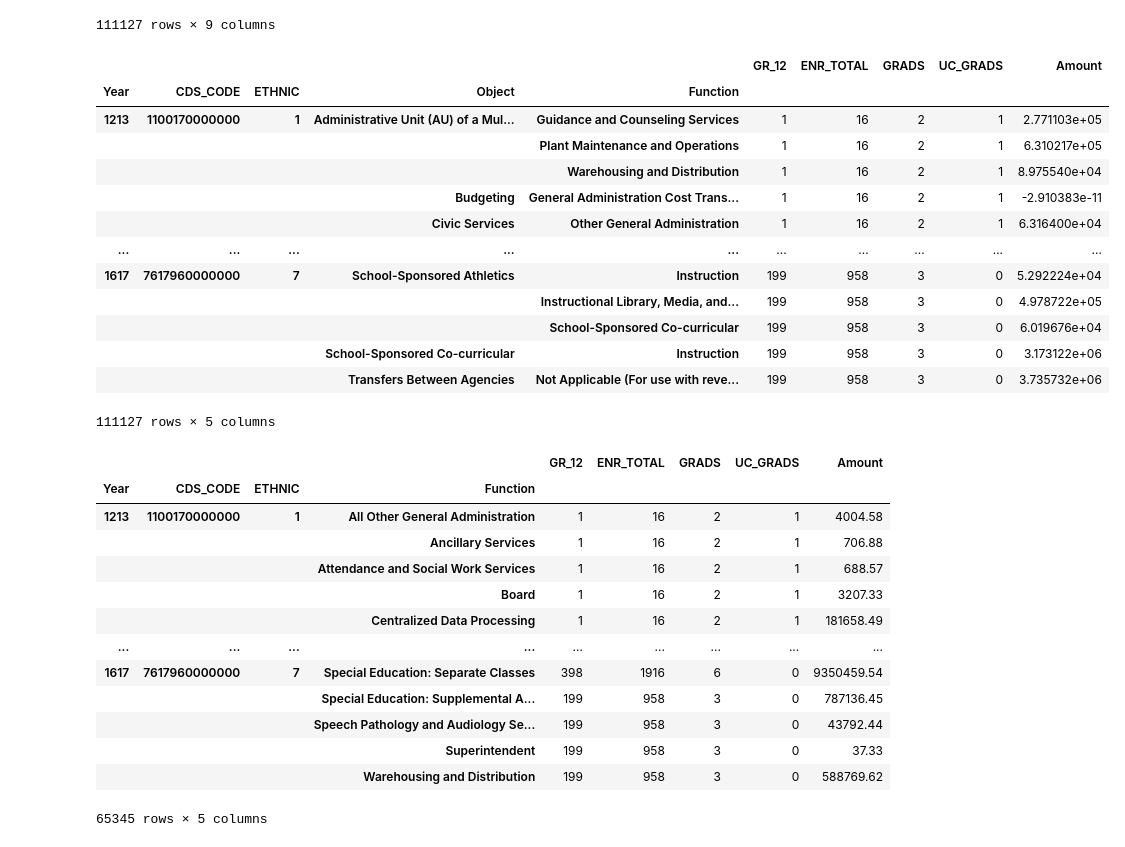
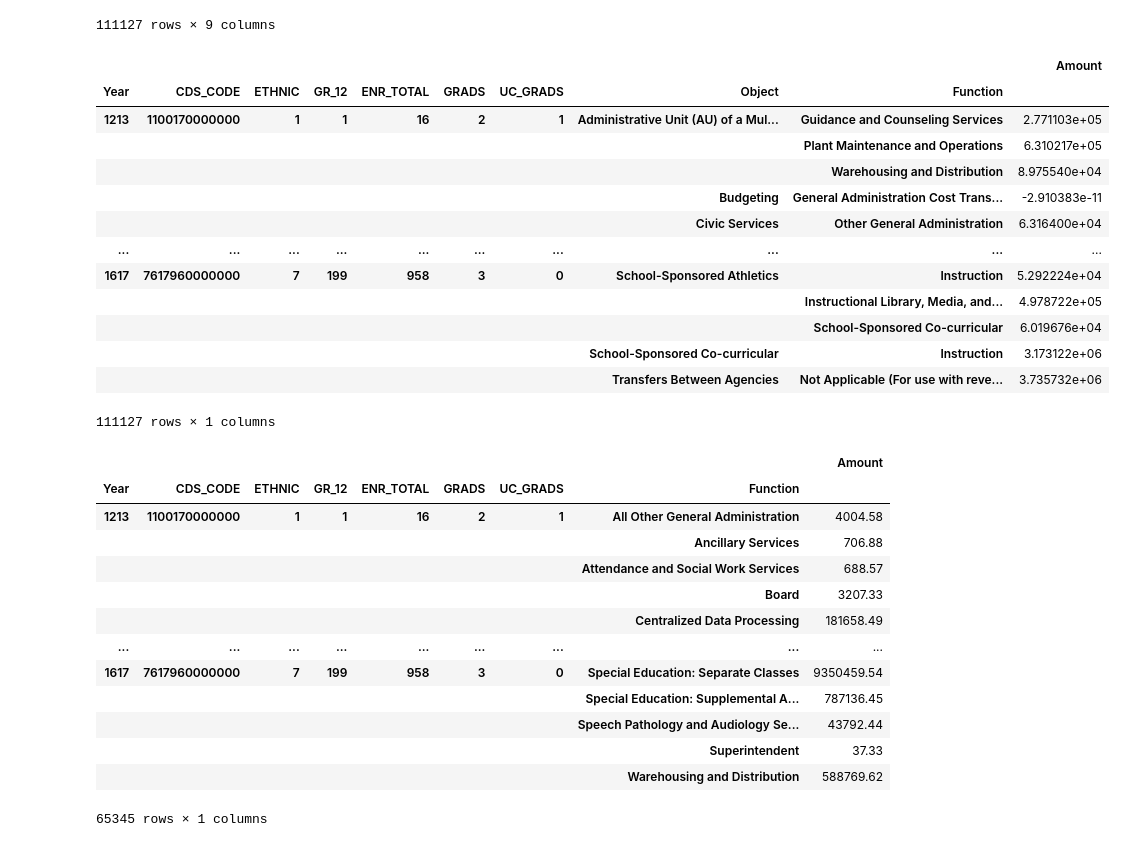
Before and after one commit to cjradomski/Final-Project, a Jupyter notebook: Resources/All_Data/All_Data_Notebooks/All_Data.ipynb, the cells around one changed output. Drawn from its saved outputs; the diff is of its cells as text; code cells hidden in the pictures.

Commit message:
Update All_data

```diff
--- a/Resources/All_Data/All_Data_Notebooks/All_Data.ipynb
+++ b/Resources/All_Data/All_Data_Notebooks/All_Data.ipynb
@@ -66,40 +66,40 @@ All_Data_Func
 | 407 | 1617 | 7617960000000 | 7 | 199 | 958 | 3 | 0 | Not Applicable (For use with reve... | 3.735732e+06 |
 111127 rows × 9 columns
 # %%
-All_Data=All_Data.groupby(['Year','CDS_CODE','ETHNIC','Object','Function']).sum()
+All_Data=All_Data.groupby(['Year','CDS_CODE','ETHNIC','GR_12','ENR_TOTAL','GRADS','UC_GRADS','Object','Function']).sum()
 All_Data
 # %% [output]
-|  |  |  |  |  | GR_12 | ENR_TOTAL | GRADS | UC_GRADS | Amount |
-| Year | CDS_CODE | ETHNIC | Object | Function |  |  |  |  |  |
-| 1213 | 1100170000000 | 1 | Administrative Unit (AU) of a Mul... | Guidance and Counseling Services | 1 | 16 | 2 | 1 | 2.771103e+05 |
-|  |  |  |  | Plant Maintenance and Operations | 1 | 16 | 2 | 1 | 6.310217e+05 |
-|  |  |  |  | Warehousing and Distribution | 1 | 16 | 2 | 1 | 8.975540e+04 |
-|  |  |  | Budgeting | General Administration Cost Trans... | 1 | 16 | 2 | 1 | -2.910383e-11 |
-|  |  |  | Civic Services | Other General Administration | 1 | 16 | 2 | 1 | 6.316400e+04 |
+|  |  |  |  |  |  |  |  |  | Amount |
+| Year | CDS_CODE | ETHNIC | GR_12 | ENR_TOTAL | GRADS | UC_GRADS | Object | Function |  |
+| 1213 | 1100170000000 | 1 | 1 | 16 | 2 | 1 | Administrative Unit (AU) of a Mul... | Guidance and Counseling Services | 2.771103e+05 |
+|  |  |  |  |  |  |  |  | Plant Maintenance and Operations | 6.310217e+05 |
+|  |  |  |  |  |  |  |  | Warehousing and Distribution | 8.975540e+04 |
+|  |  |  |  |  |  |  | Budgeting | General Administration Cost Trans... | -2.910383e-11 |
+|  |  |  |  |  |  |  | Civic Services | Other General Administration | 6.316400e+04 |
 | ... | ... | ... | ... | ... | ... | ... | ... | ... | ... |
-| 1617 | 7617960000000 | 7 | School-Sponsored Athletics | Instruction | 199 | 958 | 3 | 0 | 5.292224e+04 |
-|  |  |  |  | Instructional Library, Media, and... | 199 | 958 | 3 | 0 | 4.978722e+05 |
-|  |  |  |  | School-Sponsored Co-curricular | 199 | 958 | 3 | 0 | 6.019676e+04 |
-|  |  |  | School-Sponsored Co-curricular | Instruction | 199 | 958 | 3 | 0 | 3.173122e+06 |
-|  |  |  | Transfers Between Agencies | Not Applicable (For use with reve... | 199 | 958 | 3 | 0 | 3.735732e+06 |
+| 1617 | 7617960000000 | 7 | 199 | 958 | 3 | 0 | School-Sponsored Athletics | Instruction | 5.292224e+04 |
+|  |  |  |  |  |  |  |  | Instructional Library, Media, and... | 4.978722e+05 |
+|  |  |  |  |  |  |  |  | School-Sponsored Co-curricular | 6.019676e+04 |
+|  |  |  |  |  |  |  | School-Sponsored Co-curricular | Instruction | 3.173122e+06 |
+|  |  |  |  |  |  |  | Transfers Between Agencies | Not Applicable (For use with reve... | 3.735732e+06 |
-111127 rows × 5 columns
+111127 rows × 1 columns
 # %%
-All_Data_Func=All_Data.groupby(['Year','CDS_CODE','ETHNIC','Function']).sum()
+All_Data_Func=All_Data.groupby(['Year','CDS_CODE','ETHNIC','GR_12','ENR_TOTAL','GRADS','UC_GRADS','Function']).sum()
 All_Data_Func
 # %% [output]
-|  |  |  |  | GR_12 | ENR_TOTAL | GRADS | UC_GRADS | Amount |
-| Year | CDS_CODE | ETHNIC | Function |  |  |  |  |  |
-| 1213 | 1100170000000 | 1 | All Other General Administration | 1 | 16 | 2 | 1 | 4004.58 |
-|  |  |  | Ancillary Services | 1 | 16 | 2 | 1 | 706.88 |
-|  |  |  | Attendance and Social Work Services | 1 | 16 | 2 | 1 | 688.57 |
-|  |  |  | Board | 1 | 16 | 2 | 1 | 3207.33 |
-|  |  |  | Centralized Data Processing | 1 | 16 | 2 | 1 | 181658.49 |
+|  |  |  |  |  |  |  |  | Amount |
+| Year | CDS_CODE | ETHNIC | GR_12 | ENR_TOTAL | GRADS | UC_GRADS | Function |  |
+| 1213 | 1100170000000 | 1 | 1 | 16 | 2 | 1 | All Other General Administration | 4004.58 |
+|  |  |  |  |  |  |  | Ancillary Services | 706.88 |
+|  |  |  |  |  |  |  | Attendance and Social Work Services | 688.57 |
+|  |  |  |  |  |  |  | Board | 3207.33 |
+|  |  |  |  |  |  |  | Centralized Data Processing | 181658.49 |
 | ... | ... | ... | ... | ... | ... | ... | ... | ... |
-| 1617 | 7617960000000 | 7 | Special Education: Separate Classes | 398 | 1916 | 6 | 0 | 9350459.54 |
-|  |  |  | Special Education: Supplemental A... | 199 | 958 | 3 | 0 | 787136.45 |
-|  |  |  | Speech Pathology and Audiology Se... | 199 | 958 | 3 | 0 | 43792.44 |
-|  |  |  | Superintendent | 199 | 958 | 3 | 0 | 37.33 |
-|  |  |  | Warehousing and Distribution | 199 | 958 | 3 | 0 | 588769.62 |
+| 1617 | 7617960000000 | 7 | 199 | 958 | 3 | 0 | Special Education: Separate Classes | 9350459.54 |
+|  |  |  |  |  |  |  | Special Education: Supplemental A... | 787136.45 |
+|  |  |  |  |  |  |  | Speech Pathology and Audiology Se... | 43792.44 |
+|  |  |  |  |  |  |  | Superintendent | 37.33 |
+|  |  |  |  |  |  |  | Warehousing and Distribution | 588769.62 |
-65345 rows × 5 columns
+65345 rows × 1 columns
 # %%
 All_Data_Func.to_csv('../All_Data_Data/All_Data.csv')
```
Also changed, not shown: 1 other file.
